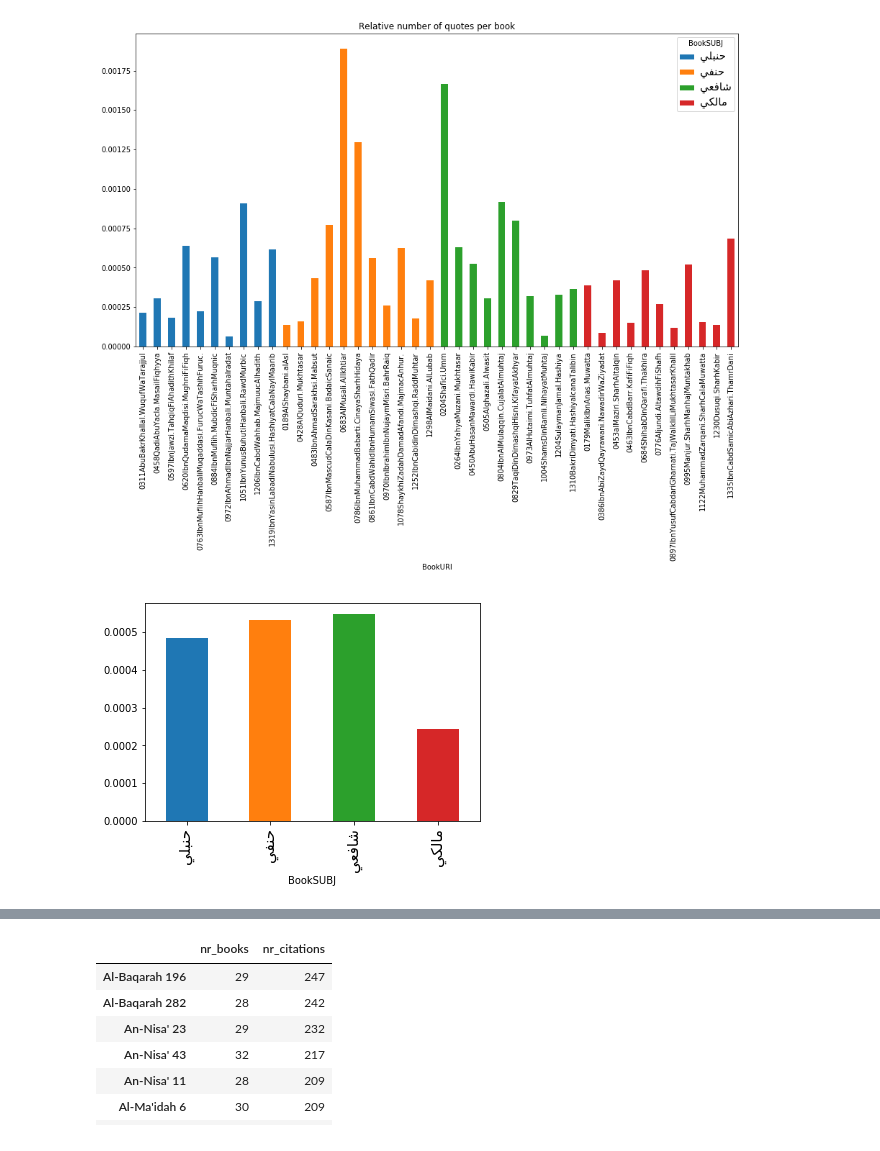
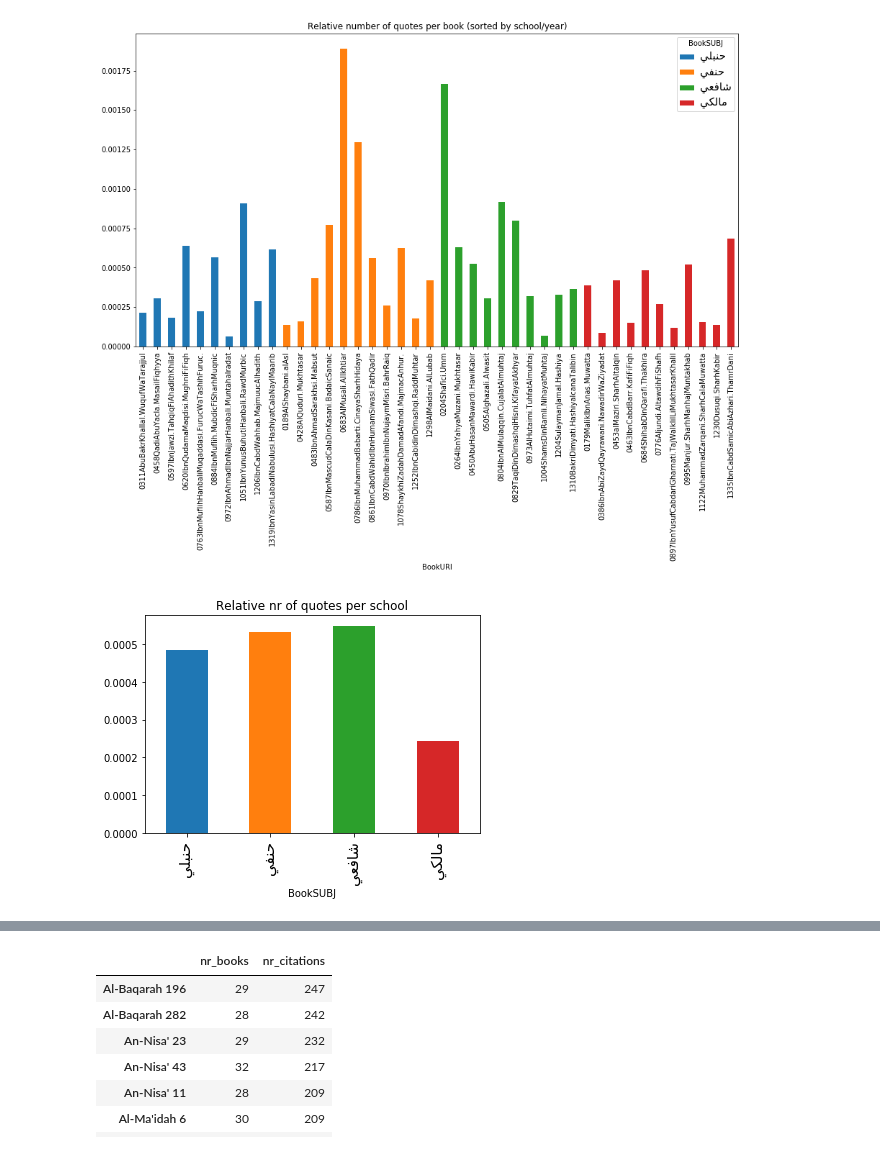
Before and after one commit to arabic-digital-humanities/adhtools, a Jupyter notebook: notebooks/QuranQuotesNetwork.ipynb, the cells around one changed output, grey strips where cells are left out. Cells and saved outputs as stored; diff of their text form; code cells hidden in the pictures.

```diff
--- a/notebooks/QuranQuotesNetwork.ipynb
+++ b/notebooks/QuranQuotesNetwork.ipynb
@@ -85,18 +57,19 @@ leg = barplot.axes.get_legend()
 for t in leg.get_texts():
     t.set_text(reshape_arabic(t.get_text()))
     t.set_fontsize(15)
-plt.title('Relative number of quotes per book')
+plt.title('Relative number of quotes per book (sorted by school/year)')
 plt.show()
 # %% [output]
-[figure, old version]
+[figure, new version]
 # %%
 rel_count_per_school = merged_df.groupby('BookSUBJ')['Weight'].sum() / nr_tokens_per_book.groupby('BookSUBJ').sum()
 barplot = rel_count_per_school.plot(kind='bar')
 barplot.set_xticklabels([reshape_arabic(t.get_text()) for t in barplot.xaxis.get_ticklabels()])
 plt.xticks(fontsize=15)
+plt.title('Relative nr of quotes per school')
 plt.show()
 # %% [output]
-[figure, old version]
+[figure, new version]
 # %%
 import re
 merged_df['Century_num'] = merged_df.Century.apply(lambda s: int(re.match('^[0-9]*', s).group(0)))
```
Also changed, not shown: parts of 14 cells of this notebook.
